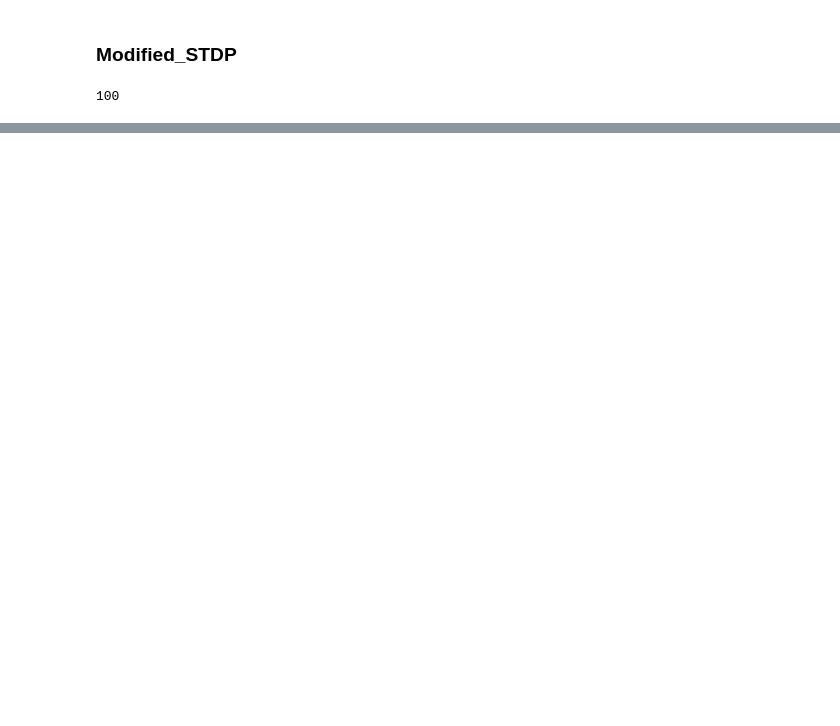
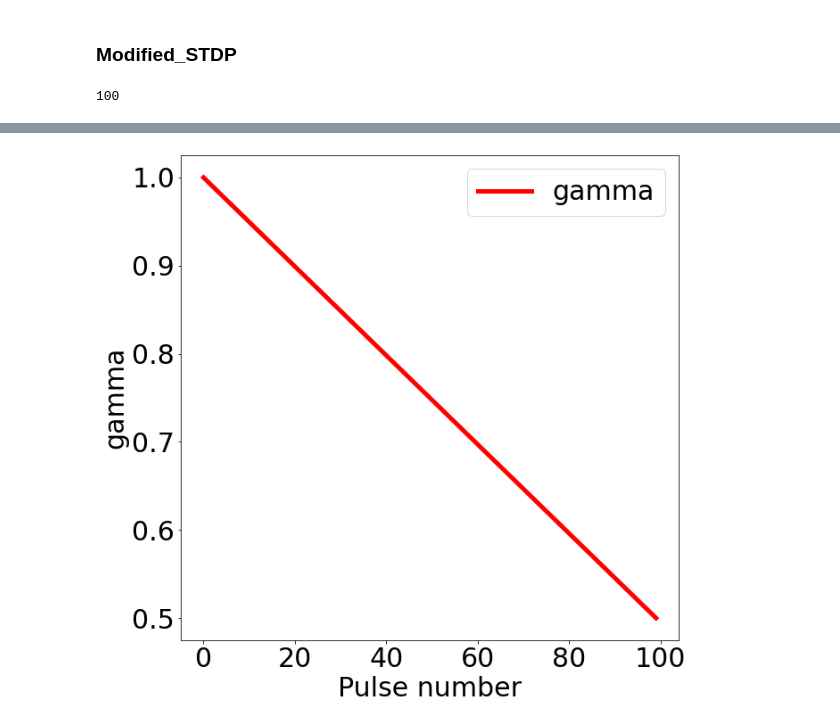
Before and after one commit to ChrizZhuang/Adaptive_SRNN_memtransistor, a Jupyter notebook: ALIF_memtransistors.ipynb, the cells around one changed output, grey strips where cells are left out. Saved outputs shown, nothing was run; the diff lists cells and outputs as text; code cells hidden in the pictures; blank space fills up the shorter version.

```diff
--- a/ALIF_memtransistors.ipynb
+++ b/ALIF_memtransistors.ipynb
@@ -304,0 +298,15 @@ c:\Users\zxddd\anaconda3\lib\site-packages\pytesseract\__init__.py
+# %%
+from turtle import color
+
+
+ratios = np.linspace(1, 0.5, 100)
+plt.figure(figsize=(10, 10))
+plt.plot(ratios, label='gamma', color='red', linewidth=5)
+plt.ylabel('gamma',fontsize=30)
+plt.xlabel('Pulse number',fontsize=30)
+plt.xticks(fontsize=30)
+plt.yticks(fontsize=30)
+plt.legend(fontsize=30)
+plt.show()
+# %% [output]
+[figure, added]
```
Also changed, not shown: parts of 11 cells of this notebook, 1 other file.
